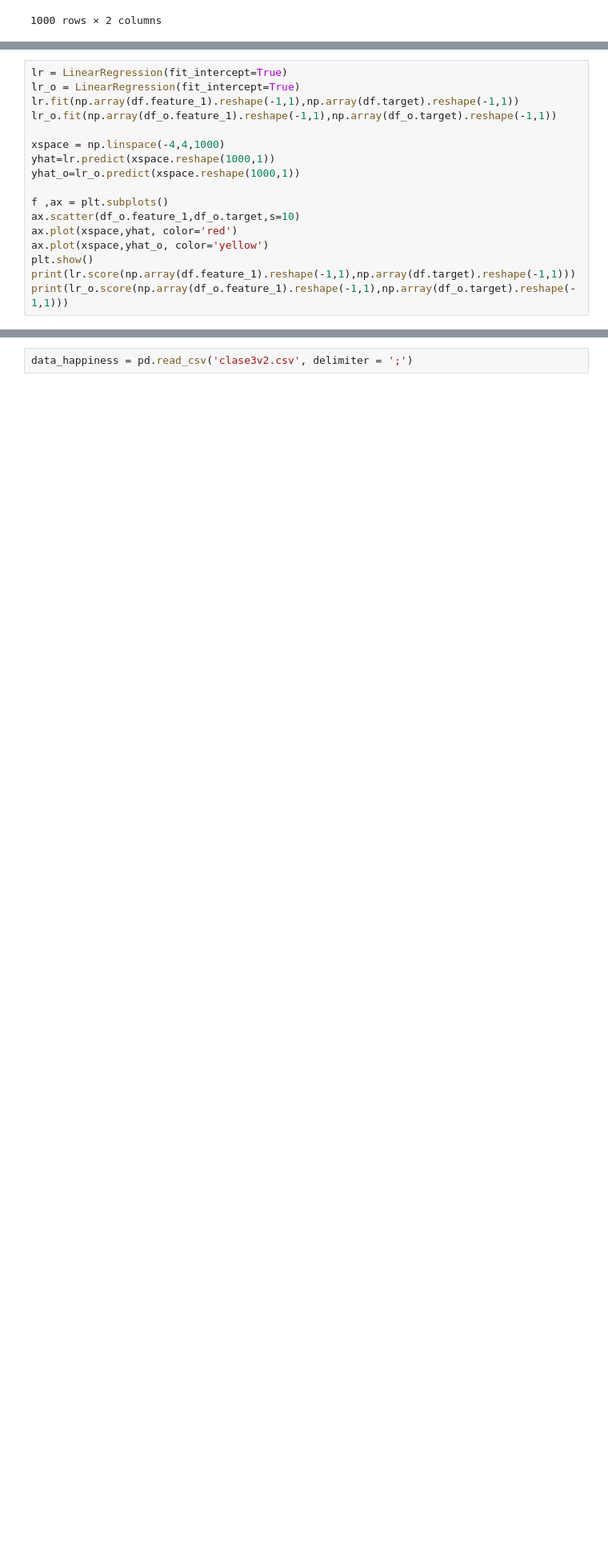
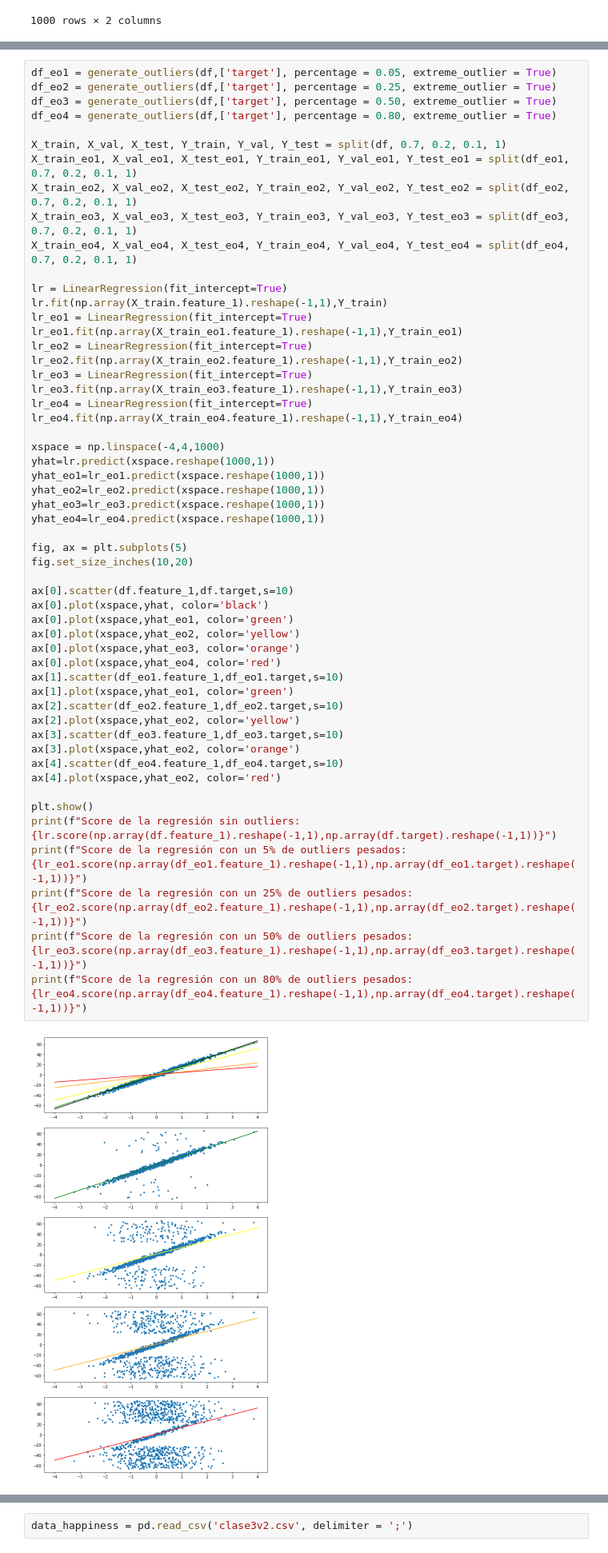
Before and after one commit to leandrotorrent/tpiia, a Jupyter notebook: tp_integrador.ipynb, the cells around one changed output, grey strips where cells are left out. Shown at 80% size. Cells and saved outputs as stored; diff of their text form; blank space fills up the shorter version.

```diff
--- a/tp_integrador.ipynb
+++ b/tp_integrador.ipynb
@@ -435,17 +485,0 @@ sns.scatterplot(data = pd.concat([df.assign(dataset = 'set1'),
-# %%
-lr = LinearRegression(fit_intercept=True)
-lr_o = LinearRegression(fit_intercept=True)
-lr.fit(np.array(df.feature_1).reshape(-1,1),np.array(df.target).reshape(-1,1))
-lr_o.fit(np.array(df_o.feature_1).reshape(-1,1),np.array(df_o.target).reshape(-1,1))
-
-xspace = np.linspace(-4,4,1000)
-yhat=lr.predict(xspace.reshape(1000,1))
-yhat_o=lr_o.predict(xspace.reshape(1000,1))
-
-f ,ax = plt.subplots()
-ax.scatter(df_o.feature_1,df_o.target,s=10)
-ax.plot(xspace,yhat, color='red')
-ax.plot(xspace,yhat_o, color='yellow')
-plt.show()
-print(lr.score(np.array(df.feature_1).reshape(-1,1),np.array(df.target).reshape(-1,1)))
-print(lr_o.score(np.array(df_o.feature_1).reshape(-1,1),np.array(df_o.target).reshape(-1,1)))
@@ -455,0 +486,56 @@ print(lr_o.score(np.array(df_o.feature_1).reshape(-1,1),np.array(df_o.target).re
+# %%
+df_eo1 = generate_outliers(df,['target'], percentage = 0.05, extreme_outlier = True)
+df_eo2 = generate_outliers(df,['target'], percentage = 0.25, extreme_outlier = True)
+df_eo3 = generate_outliers(df,['target'], percentage = 0.50, extreme_outlier = True)
+df_eo4 = generate_outliers(df,['target'], percentage = 0.80, extreme_outlier = True)
+
+X_train, X_val, X_test, Y_train, Y_val, Y_test = split(df, 0.7, 0.2, 0.1, 1)
+X_train_eo1, X_val_eo1, X_test_eo1, Y_train_eo1, Y_val_eo1, Y_test_eo1 = split(df_eo1, 0.7, 0.2, 0.1, 1)
+X_train_eo2, X_val_eo2, X_test_eo2, Y_train_eo2, Y_val_eo2, Y_test_eo2 = split(df_eo2, 0.7, 0.2, 0.1, 1)
+X_train_eo3, X_val_eo3, X_test_eo3, Y_train_eo3, Y_val_eo3, Y_test_eo3 = split(df_eo3, 0.7, 0.2, 0.1, 1)
+X_train_eo4, X_val_eo4, X_test_eo4, Y_train_eo4, Y_val_eo4, Y_test_eo4 = split(df_eo4, 0.7, 0.2, 0.1, 1)
+
+lr = LinearRegression(fit_intercept=True)
+lr.fit(np.array(X_train.feature_1).reshape(-1,1),Y_train)
+lr_eo1 = LinearRegression(fit_intercept=True)
+lr_eo1.fit(np.array(X_train_eo1.feature_1).reshape(-1,1),Y_train_eo1)
+lr_eo2 = LinearRegression(fit_intercept=True)
+lr_eo2.fit(np.array(X_train_eo2.feature_1).reshape(-1,1),Y_train_eo2)
+lr_eo3 = LinearRegression(fit_intercept=True)
+lr_eo3.fit(np.array(X_train_eo3.feature_1).reshape(-1,1),Y_train_eo3)
+lr_eo4 = LinearRegression(fit_intercept=True)
+lr_eo4.fit(np.array(X_train_eo4.feature_1).reshape(-1,1),Y_train_eo4)
+
+xspace = np.linspace(-4,4,1000)
+yhat=lr.predict(xspace.reshape(1000,1))
+yhat_eo1=lr_eo1.predict(xspace.reshape(1000,1))
+yhat_eo2=lr_eo2.predict(xspace.reshape(1000,1))
+yhat_eo3=lr_eo3.predict(xspace.reshape(1000,1))
+yhat_eo4=lr_eo4.predict(xspace.reshape(1000,1))
+
+fig, ax = plt.subplots(5)
+fig.set_size_inches(10,20)
+
+ax[0].scatter(df.feature_1,df.target,s=10)
+ax[0].plot(xspace,yhat, color='black')
+ax[0].plot(xspace,yhat_eo1, color='green')
+ax[0].plot(xspace,yhat_eo2, color='yellow')
+ax[0].plot(xspace,yhat_eo3, color='orange')
+ax[0].plot(xspace,yhat_eo4, color='red')
+ax[1].scatter(df_eo1.feature_1,df_eo1.target,s=10)
+ax[1].plot(xspace,yhat_eo1, color='green')
+ax[2].scatter(df_eo2.feature_1,df_eo2.target,s=10)
+ax[2].plot(xspace,yhat_eo2, color='yellow')
+ax[3].scatter(df_eo3.feature_1,df_eo3.target,s=10)
+ax[3].plot(xspace,yhat_eo2, color='orange')
+ax[4].scatter(df_eo4.feature_1,df_eo4.target,s=10)
+ax[4].plot(xspace,yhat_eo2, color='red')
+
+plt.show()
+print(f"Score de la regresión sin outliers: {lr.score(np.array(df.feature_1).reshape(-1,1),np.array(df.target).reshape(-1,1))}")
+print(f"Score de la regresión con un 5% de outliers pesados: {lr_eo1.score(np.array(df_eo1.feature_1).reshape(-1,1),np.array(df_eo1.target).reshape(-1,1))}")
+print(f"Score de la regresión con un 25% de outliers pesados: {lr_eo2.score(np.array(df_eo2.feature_1).reshape(-1,1),np.array(df_eo2.target).reshape(-1,1))}")
+print(f"Score de la regresión con un 50% de outliers pesados: {lr_eo3.score(np.array(df_eo3.feature_1).reshape(-1,1),np.array(df_eo3.target).reshape(-1,1))}")
+print(f"Score de la regresión con un 80% de outliers pesados: {lr_eo4.score(np.array(df_eo4.feature_1).reshape(-1,1),np.array(df_eo4.target).reshape(-1,1))}")
+# %% [output]
+[figure, added]
```
Also changed, not shown: parts of 38 cells of this notebook.
